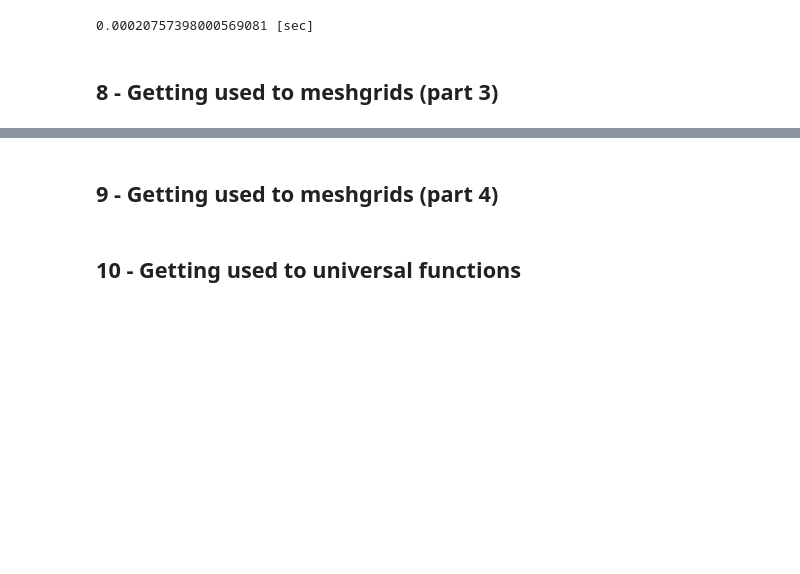
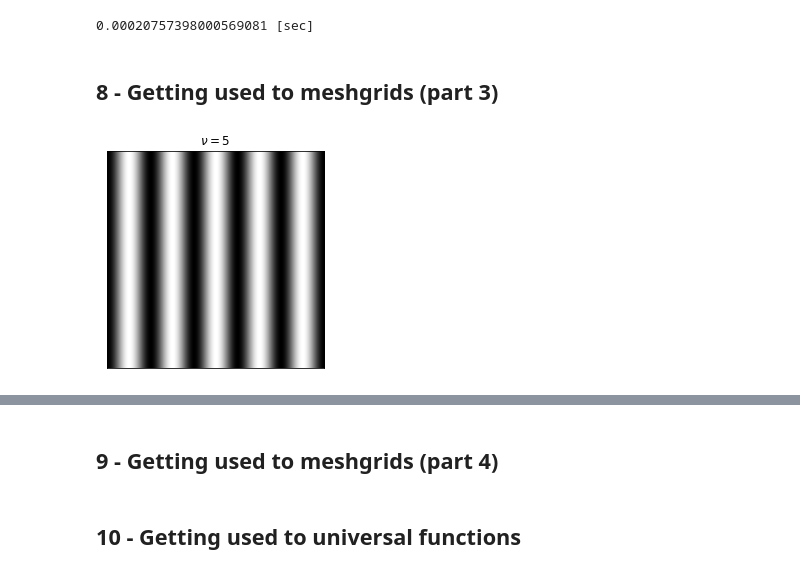
Before and after one commit to FabriceBeaumont/MA-INF_2314_IPSA, a Jupyter notebook: Code/Exercise1/ExerciseSheet1.ipynb, the cells around one changed output, grey strips where cells are left out. Drawn from its saved outputs; the diff is of its cells as text; code cells hidden in the pictures; blank space fills up the shorter version.

```diff
--- a/Code/Exercise1/ExerciseSheet1.ipynb
+++ b/Code/Exercise1/ExerciseSheet1.ipynb
@@ -359,3 +359,21 @@ print(f"{min(ts) / nRun} [sec]")
 # TODO: Evaluate runtime complexity
 # %% [markdown]
 ## 8 - Getting used to meshgrids (part 3)
+# %%
+m = n = 256
+
+def sin_func(x, y, nu, n):
+    sinus_term = np.sin(2 * np.pi * nu * x / (n-1) + np.pi / 2 * (n-1))
+    return 0.5 * (sinus_term + 1) * 255
+# %%
+xs, ys = np.meshgrid(np.arange(n), np.arange(m))
+# %%
+nu = 5.
+
+arrF = sin_func(xs, ys, nu, n)
+plt.imshow(arrF / 255, cmap='gray')
+plt.title(r"$\nu=%i$"%nu)
+plt.xticks([]); plt.yticks([])
+plt.show()
+# %% [output]
+[figure, added]
```
Also changed, not shown: parts of 2 cells of this notebook.
